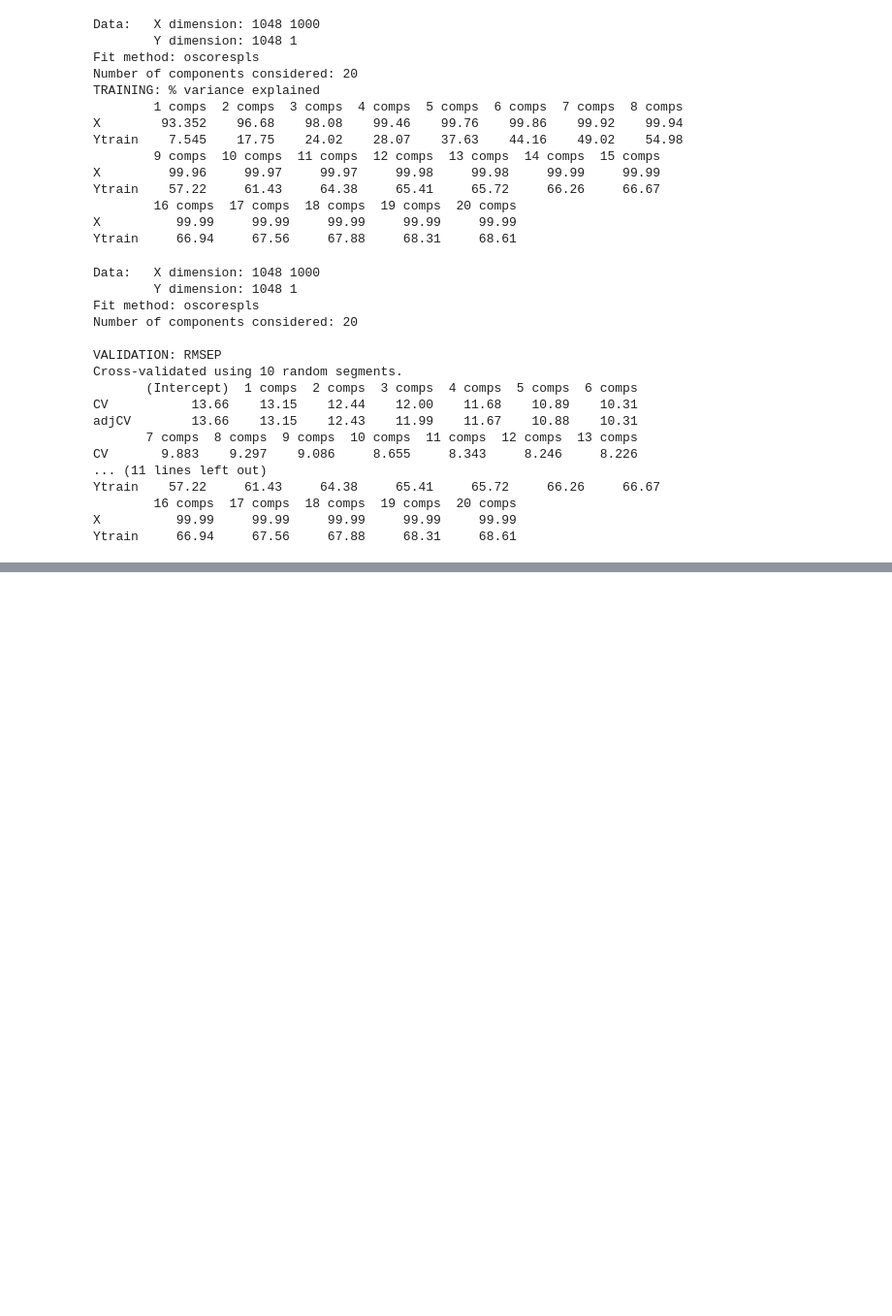
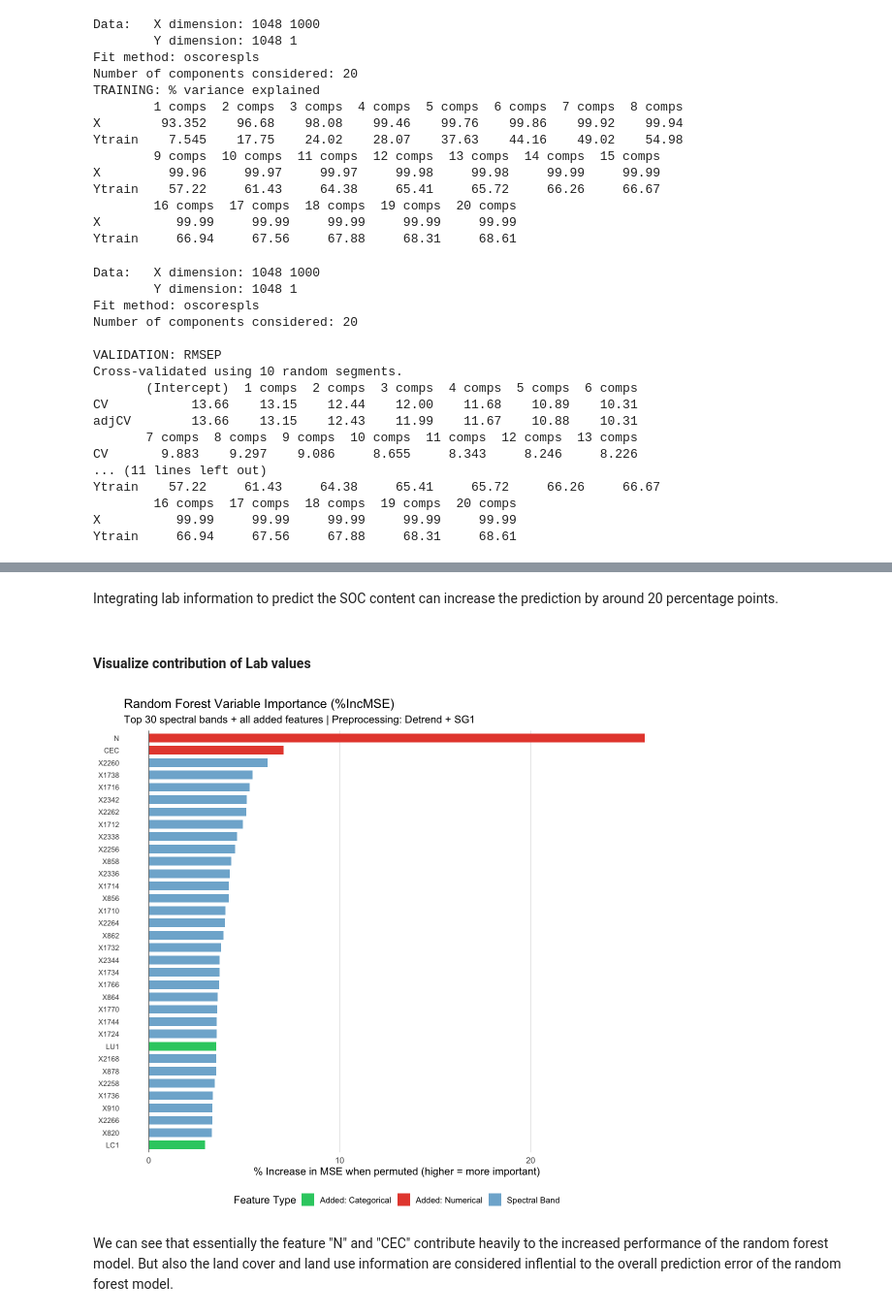
Before and after one commit to lcaspari/italy_soc, a Jupyter notebook: SOC_italy.ipynb, the cells around one changed output, grey strips where cells are left out. Shown at 97% size. Cells and saved outputs as stored; diff of their text form; code cells hidden in the pictures; blank space fills up the shorter version.

```diff
--- a/SOC_italy.ipynb
+++ b/SOC_italy.ipynb
@@ -115,10 +88,11 @@ A data.frame: 1164 × 20
 # define different preprocessing steps
 
 nXr00<-as.matrix(VNIR) # reflectance without further preprocessing
-nXr01<-sweep(nXr00, MARGIN=1, apply(nXr00, 1, function(x) (mean(x))), FUN="/")# mean centering # wirklich richtige Formel?
+nXr01<-sweep(nXr00, MARGIN=1, apply(nXr00, 1, function(x) (mean(x))), FUN="/") # mean normalization
 nXr02<-standardNormalVariate(nXr00) # SNV
 nXr03<-detrend(nXr00, wl) # Detrend, requires additional information on wavelengths/wavenumbers
 nXr04<-savitzkyGolay(nXr00, m=1, p=2, w=5) # 1st derivative (Savitzky-Golay)
+nXr05 <- sweep(nXr00, 1, rowMeans(nXr00), FUN="-") # mean centering
 # %% [markdown]
 #### 4. Split data with Kennard Stone and plot them in their PC space
 # %%
@@ -444,0 +1477,66 @@ legend("topleft", legend=legend_text, bty="n", cex=1.2)
+# %% [markdown]
+Integrating lab information to predict the SOC content can increase the prediction by around 20 percentage points.
+# %% [markdown]
+#### Visualize contribution of Lab values
+# %%
+# --- 1. Extract importance scores — use namespace explicitly ---
+imp <- randomForest::importance(rf_mod, type = 1)   # type=1 = %IncMSE
+
+imp_df <- data.frame(
+  feature = rownames(imp),
+  IncMSE  = imp[, 1],
+  stringsAsFactors = FALSE
+)
+
+# --- 2. Label feature groups ---
+imp_df$group <- dplyr::case_when(
+  imp_df$feature == "N"   ~ "Added: Numerical",
+  imp_df$feature == "CEC" ~ "Added: Numerical",
+  imp_df$feature == "LC1" ~ "Added: Categorical",
+  imp_df$feature == "LU1" ~ "Added: Categorical",
+  TRUE                     ~ "Spectral Band"
+)
+
+# --- 3. Top 30 spectral + all added features ---
+top_spectral <- imp_df %>%
+  dplyr::filter(group == "Spectral Band") %>%
+  dplyr::slice_max(IncMSE, n = 30)
+
+added_features <- imp_df %>%
+  dplyr::filter(group != "Spectral Band")
+
+imp_plot <- rbind(top_spectral, added_features)
+imp_plot <- imp_plot[order(imp_plot$IncMSE), ]
+imp_plot$feature <- factor(imp_plot$feature, levels = imp_plot$feature)
+
+# --- 4. Plot ---
+options(repr.plot.width = 10, repr.plot.height = 9)
+
+ggplot(imp_plot, aes(x = IncMSE, y = feature, fill = group)) +
+  geom_col(width = 0.7) +
+  geom_vline(xintercept = 0, color = "grey40", linewidth = 0.4) +
+  scale_fill_manual(
+    name   = "Feature Type",
+    values = c(
+      "Spectral Band"      = "#7fb3d3",
+      "Added: Numerical"   = "#e74c3c",
+      "Added: Categorical" = "#2ecc71"
+    )
+  ) +
+  theme_minimal(base_size = 13) +
+  theme(
+    legend.position    = "bottom",
+    panel.grid.major.y = element_blank(),
+    panel.grid.minor   = element_blank(),
+    axis.text.y        = element_text(size = 9)
+  ) +
+  labs(
+    title    = "Random Forest Variable Importance (%IncMSE)",
+    subtitle = "Top 30 spectral bands + all added features | Preprocessing: Detrend + SG1",
+    x        = "% Increase in MSE when permuted (higher = more important)",
+    y        = NULL
+  )
+# %% [output]
+[figure, added]
+# %% [markdown]
+We can see that essentially the feature "N" and "CEC" contribute heavily to the increased performance of the random forest model. But also the land cover and land use information are considered inflential to the overall prediction error of the random forest model.
```
Also changed, not shown: parts of 46 cells of this notebook.
